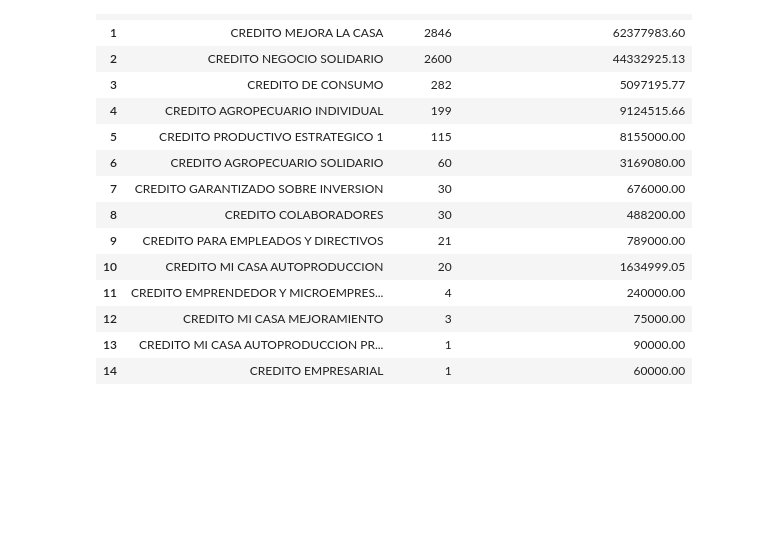
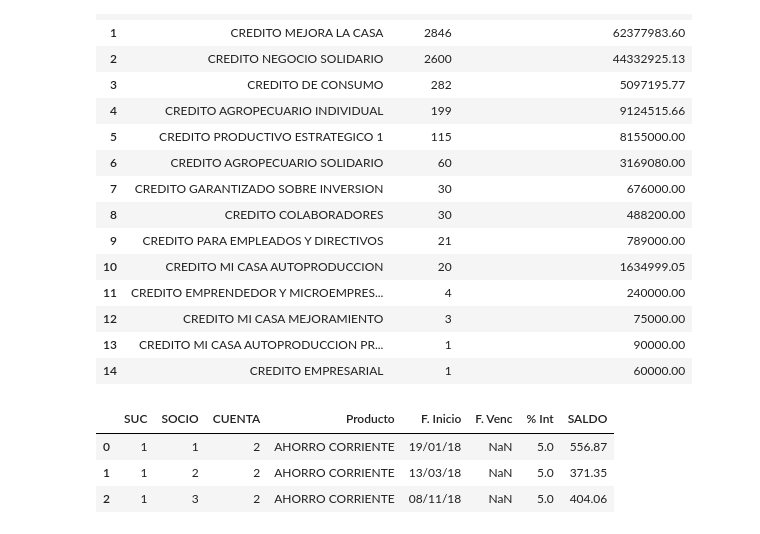
Before and after one commit to guamoshtli/Pandas, a Jupyter notebook: sql.ipynb, the cells around one changed output. Saved outputs shown, nothing was run; the diff lists cells and outputs as text; code cells hidden in the pictures; blank space fills up the shorter version.

```diff
--- a/sql.ipynb
+++ b/sql.ipynb
@@ -238,3 +238,11 @@ df7
 | 12 | CREDITO MI CASA MEJORAMIENTO | 3 | 75000.00 |
 | 13 | CREDITO MI CASA AUTOPRODUCCION PR... | 1 | 90000.00 |
 | 14 | CREDITO EMPRESARIAL | 1 | 60000.00 |
+# %%
+cap = pd.read_csv('./Captacion29122022.csv', encoding='UTF-8' )
+cap.head(3)
+# %% [output]
+|  | SUC | SOCIO | CUENTA | Producto | F. Inicio | F. Venc | % Int | SALDO |
+| 0 | 1 | 1 | 2 | AHORRO CORRIENTE | 19/01/18 | NaN | 5.0 | 556.87 |
+| 1 | 1 | 2 | 2 | AHORRO CORRIENTE | 13/03/18 | NaN | 5.0 | 371.35 |
+| 2 | 1 | 3 | 2 | AHORRO CORRIENTE | 08/11/18 | NaN | 5.0 | 404.06 |
```
Also changed, not shown: parts of 6 cells of this notebook.
